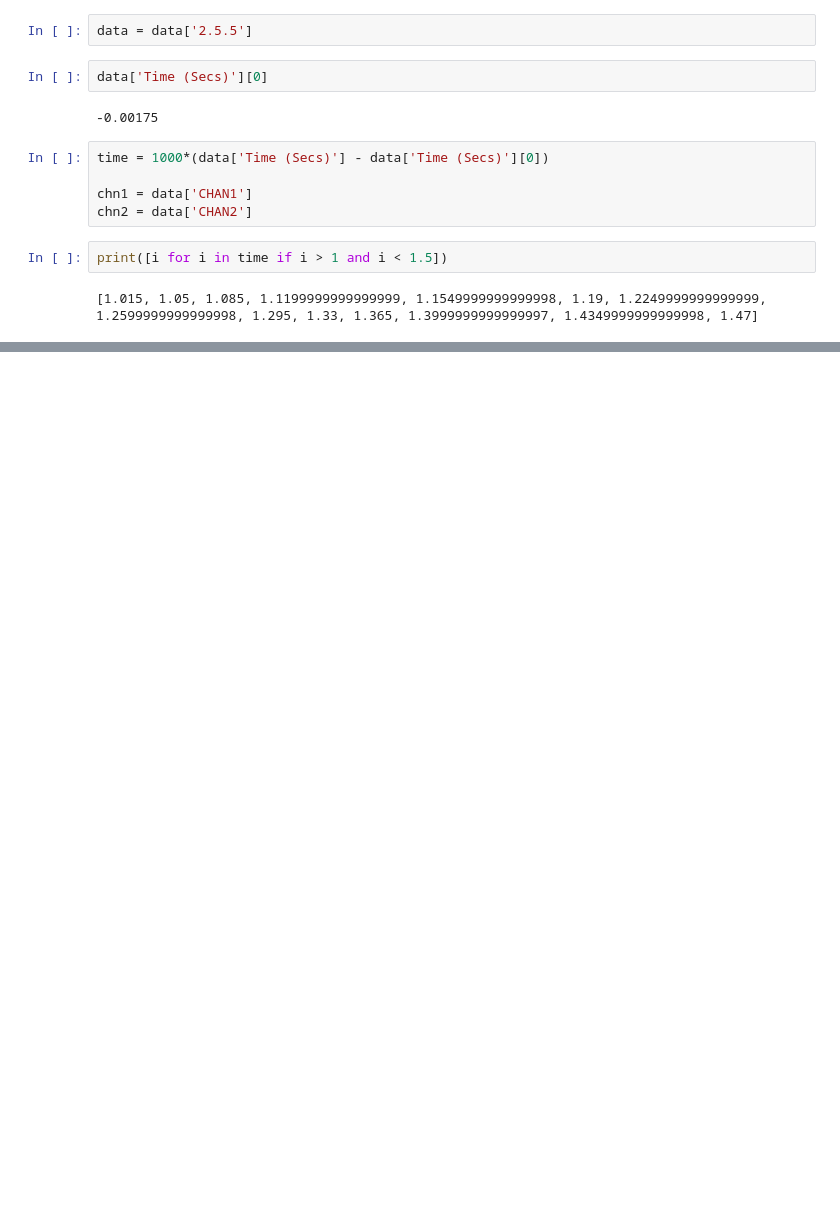
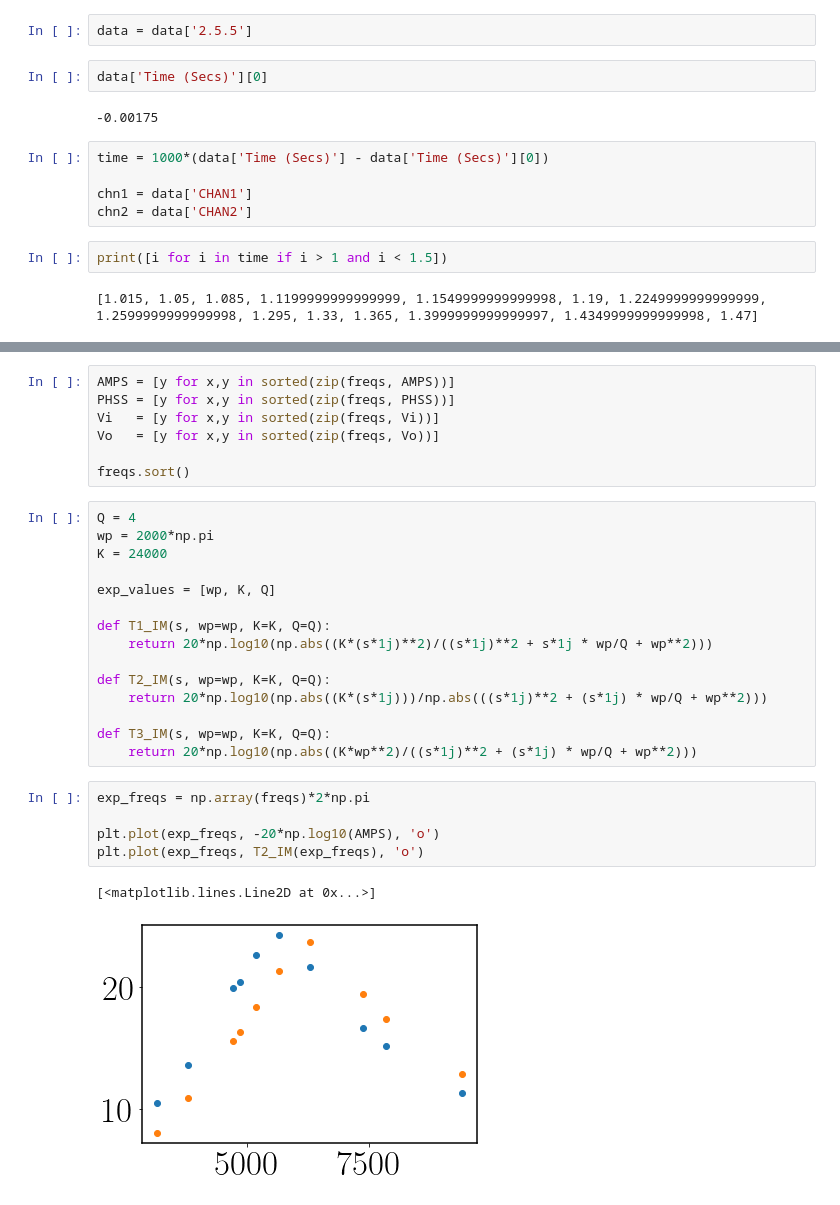
Before and after one commit to AthomsG/EGer, a Jupyter notebook: LAB1/LAB - 1 PARTE 2.ipynb, the cells around one changed output, grey strips where cells are left out. Cells and saved outputs as stored; diff of their text form; blank space fills up the shorter version.

```diff
--- a/LAB1/LAB - 1 PARTE 2.ipynb
+++ b/LAB1/LAB - 1 PARTE 2.ipynb
@@ -116,0 +220,30 @@ $T_L$ experimental: 0.56
+# %%
+AMPS = [y for x,y in sorted(zip(freqs, AMPS))]
+PHSS = [y for x,y in sorted(zip(freqs, PHSS))]
+Vi   = [y for x,y in sorted(zip(freqs, Vi))]
+Vo   = [y for x,y in sorted(zip(freqs, Vo))]
+
+freqs.sort()
+# %%
+Q = 4
+wp = 2000*np.pi
+K = 24000
+
+exp_values = [wp, K, Q]
+
+def T1_IM(s, wp=wp, K=K, Q=Q):
+    return 20*np.log10(np.abs((K*(s*1j)**2)/((s*1j)**2 + s*1j * wp/Q + wp**2)))
+
+def T2_IM(s, wp=wp, K=K, Q=Q):
+    return 20*np.log10(np.abs((K*(s*1j)))/np.abs(((s*1j)**2 + (s*1j) * wp/Q + wp**2)))
+
+def T3_IM(s, wp=wp, K=K, Q=Q):
+    return 20*np.log10(np.abs((K*wp**2)/((s*1j)**2 + (s*1j) * wp/Q + wp**2)))
+# %%
+exp_freqs = np.array(freqs)*2*np.pi
+
+plt.plot(exp_freqs, -20*np.log10(AMPS), 'o')
+plt.plot(exp_freqs, T2_IM(exp_freqs), 'o')
+# %% [output]
+[<matplotlib.lines.Line2D at 0x...>]
+[figure, added]
```
Also changed, not shown: parts of 27 cells of this notebook, 1 other file.
